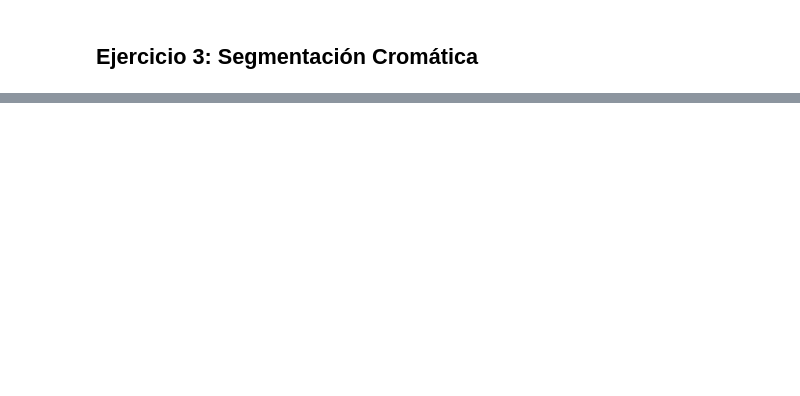
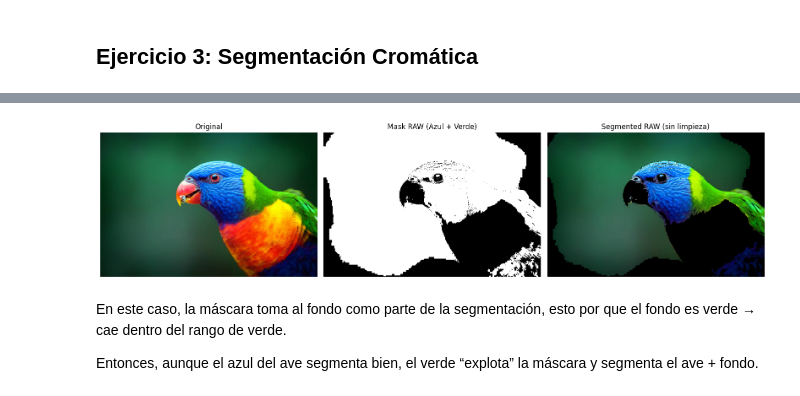
Before and after one commit to SergioAle210/Vision-por-Computadora, a Jupyter notebook: HDT/HDT1/HDT1_Practica.ipynb, the cells around one changed output, grey strips where cells are left out. Drawn from its saved outputs; the diff is of its cells as text; code cells hidden in the pictures; blank space fills up the shorter version.

```diff
--- a/HDT/HDT1/HDT1_Practica.ipynb
+++ b/HDT/HDT1/HDT1_Practica.ipynb
@@ -146,0 +166,52 @@ if img is not None:
+# %%
+import cv2
+import numpy as np
+import matplotlib.pyplot as plt
+
+img_path = "parrot.jpg"
+image = cv2.imread(img_path)
+if image is None:
+    raise FileNotFoundError(f"No pude leer la imagen: {img_path}")
+
+hsv = cv2.cvtColor(image, cv2.COLOR_BGR2HSV)
+
+lower_green = np.array([35, 50, 50], dtype=np.uint8)
+upper_green = np.array([85, 255, 255], dtype=np.uint8)
+
+lower_blue  = np.array([90, 50, 50], dtype=np.uint8)
+upper_blue  = np.array([130, 255, 255], dtype=np.uint8)
+
+mask_green = cv2.inRange(hsv, lower_green, upper_green)
+mask_blue  = cv2.inRange(hsv, lower_blue,  upper_blue)
+
+mask_raw = cv2.bitwise_or(mask_green, mask_blue)
+result_raw  = cv2.bitwise_and(image, image, mask=mask_raw)
+
+image_rgb = cv2.cvtColor(image, cv2.COLOR_BGR2RGB)
+result_raw_rgb = cv2.cvtColor(result_raw, cv2.COLOR_BGR2RGB)
+
+plt.figure(figsize=(16, 5))
+
+plt.subplot(1, 3, 1)
+plt.imshow(image_rgb)
+plt.title("Original")
+plt.axis("off")
+
+plt.subplot(1, 3, 2)
+plt.imshow(mask_raw, cmap="gray")
+plt.title("Mask RAW (Azul + Verde)")
+plt.axis("off")
+
+plt.subplot(1, 3, 3)
+plt.imshow(result_raw_rgb)
+plt.title("Segmented RAW (sin limpieza)")
+plt.axis("off")
+
+plt.tight_layout()
+plt.show()
+# %% [output]
+[figure, added]
+# %% [markdown]
+En este caso, la máscara toma al fondo como parte de la segmentación, esto por que el fondo es verde → cae dentro del rango de verde.
+
+Entonces, aunque el azul del ave segmenta bien, el verde “explota” la máscara y  segmenta el ave + fondo.
```
Also changed, not shown: parts of 14 cells of this notebook, 4 other files.
